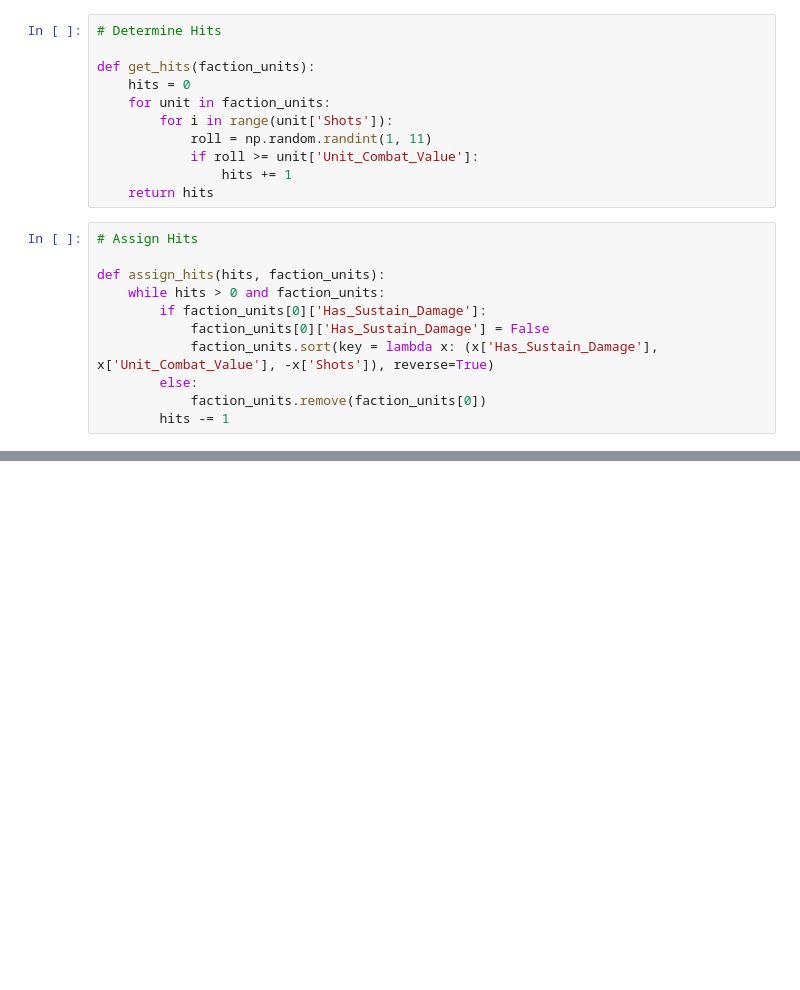
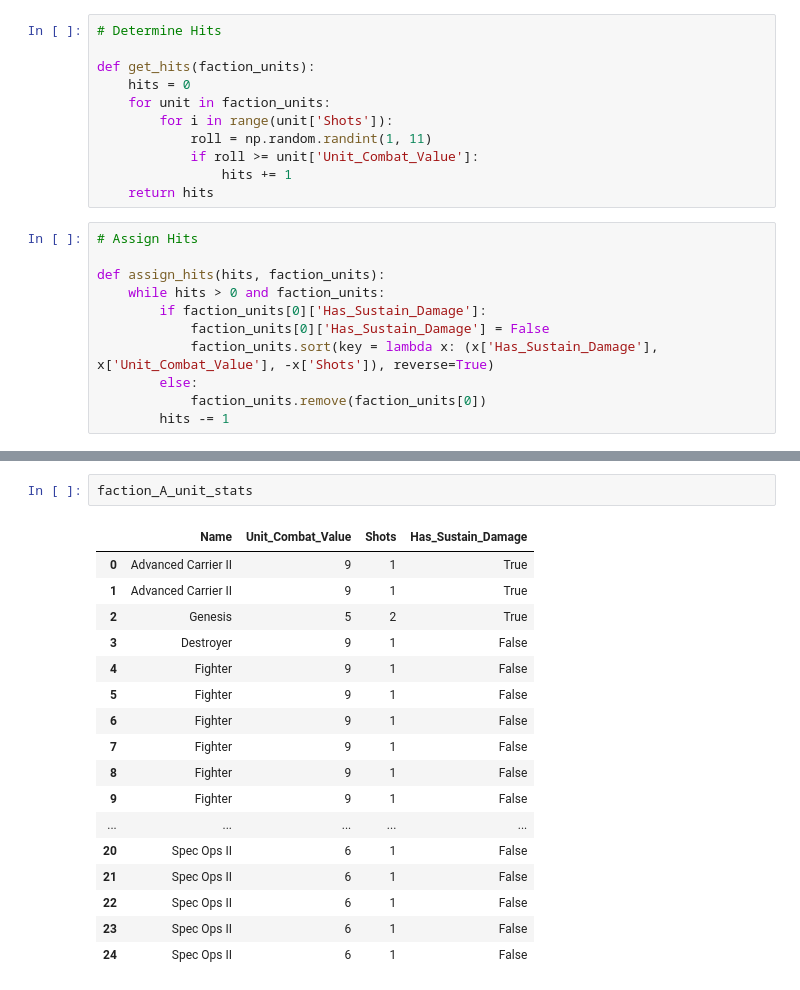
Before and after one commit to Kyle-Maher/twilight-imperium, a Jupyter notebook: Main/[2B] updated_simulate_battles.ipynb, the cells around one changed output, grey strips where cells are left out. Saved outputs shown, nothing was run; the diff lists cells and outputs as text; blank space fills up the shorter version.

```diff
--- a/Main/[2B] updated_simulate_battles.ipynb
+++ b/Main/[2B] updated_simulate_battles.ipynb
@@ -174,0 +188,20 @@ Number of Ground Games Ran: 12
+# %%
+faction_A_unit_stats
+# %% [output]
+|  | Name | Unit_Combat_Value | Shots | Has_Sustain_Damage |
+| 0 | Advanced Carrier II | 9 | 1 | True |
+| 1 | Advanced Carrier II | 9 | 1 | True |
+| 2 | Genesis | 5 | 2 | True |
+| 3 | Destroyer | 9 | 1 | False |
+| 4 | Fighter | 9 | 1 | False |
+| 5 | Fighter | 9 | 1 | False |
+| 6 | Fighter | 9 | 1 | False |
+| 7 | Fighter | 9 | 1 | False |
+| 8 | Fighter | 9 | 1 | False |
+| 9 | Fighter | 9 | 1 | False |
+| ... | ... | ... | ... | ... |
+| 20 | Spec Ops II | 6 | 1 | False |
+| 21 | Spec Ops II | 6 | 1 | False |
+| 22 | Spec Ops II | 6 | 1 | False |
+| 23 | Spec Ops II | 6 | 1 | False |
+| 24 | Spec Ops II | 6 | 1 | False |
```
Also changed, not shown: parts of 5 cells of this notebook, 6 other files.
